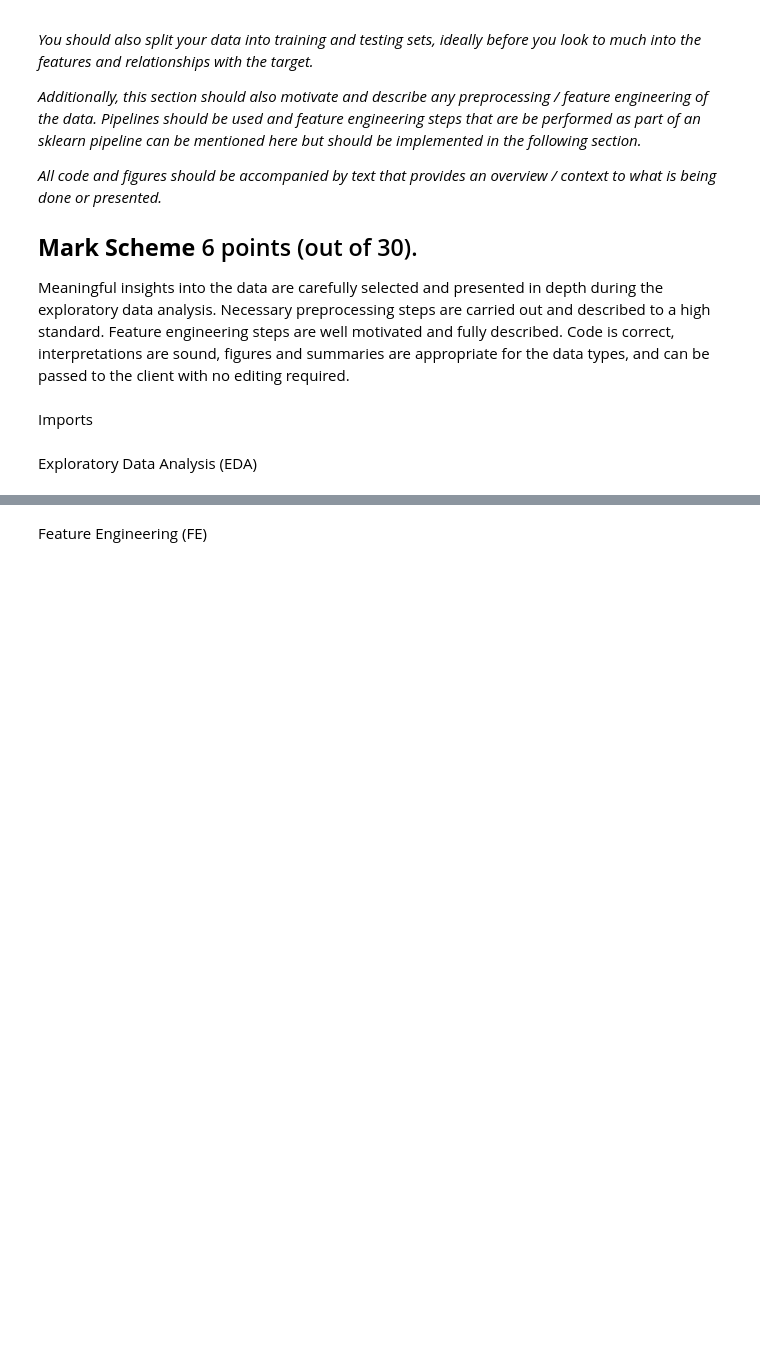
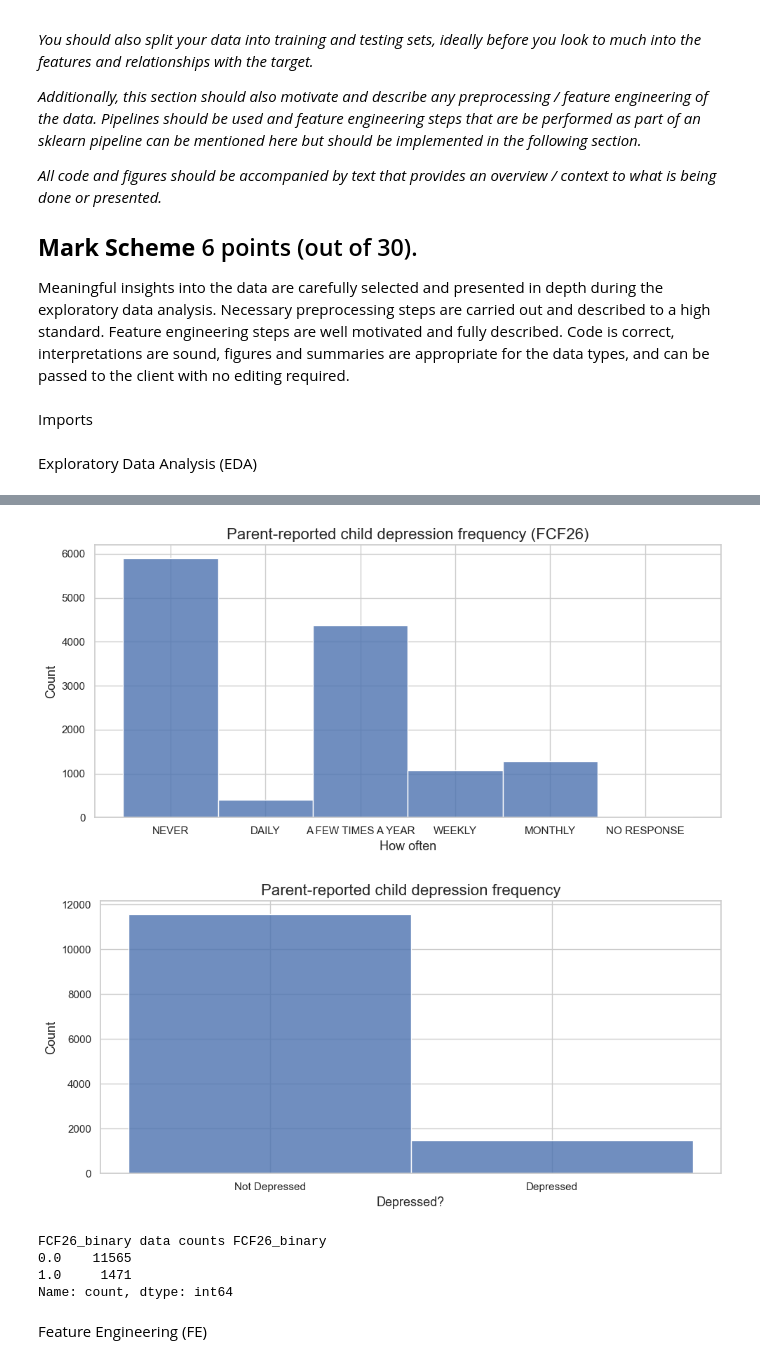
Before and after one commit to bendesousa/ML-Project, a Jupyter notebook: 1_eda_and_fe.ipynb, the cells around one changed output, grey strips where cells are left out. Cells and saved outputs as stored; diff of their text form; code cells hidden in the pictures; blank space fills up the shorter version.

Commit message:
rough EDA on target variable

```diff
--- a/1_eda_and_fe.ipynb
+++ b/1_eda_and_fe.ipynb
@@ -53,6 +53,7 @@ describe_data(unicef_df)
 # Plots all
 rows = 20
 columns = 4
+sns.set_theme(style="whitegrid")
 fig, axes = plt.subplots(rows, columns, figsize=(columns * 8, rows * 6))
 axes = axes.flatten()
 fig.suptitle(f"Plot of distributions of all {len(unicef_df.columns)} features", fontsize=8)
@@ -60,7 +61,7 @@ fig.suptitle(f"Plot of distributions of all {len(unicef_df.columns)} features",
 for i, col in enumerate(unicef_df.columns):
     if i > 78:
         break
-    sns.histplot(unicef_df[col], bins=100, ax=axes[i])
+    sns.histplot(unicef_df[col], bins=100, alpha=0.8, ax=axes[i])
     axes[i].set_title(f"Distribution of {col}")
     axes[i].tick_params(axis='x', rotation=45)
     plt.xlabel(col)
@@ -101,2 +138,41 @@ None
+# %%
+plot_histogram(
+    unicef_df,
+    feature="FCF26",
+    title="Parent-reported child depression frequency (FCF26)",
+    x_label="How often",
+    y_label="Count",
+    output_file_name="target_variable_raw.png",
+)
+
+# depression_map maps values in FCF26 to binary; where 0 = not depressed, and 1 = depressed.
+depression_map: dict[str: int] = {
+    "NEVER": 0,
+    "A FEW TIMES A YEAR": 0,
+    "MONTHLY": 0,
+    "WEEKLY": 1,
+    "DAILY": 1,
+}
+
+unicef_df["FCF26_binary"] = unicef_df["FCF26"].map(depression_map)
+plot_histogram(
+    unicef_df,
+    feature="FCF26_binary",
+    title="Parent-reported child depression frequency",
+    x_label="Depressed?",
+    y_label="Count",
+    output_file_name="target_variable_binary.png",
+    bins=2,
+    x_ticks = [0.25, 0.75],
+    x_tick_labels=["Not Depressed", "Depressed"],
+)
+print("FCF26_binary data counts", unicef_df["FCF26_binary"].value_counts())
+# %% [output]
+[figure, added]
+[figure, added]
+FCF26_binary data counts FCF26_binary
+0.0    11565
+1.0     1471
+Name: count, dtype: int64
 # %% [markdown]
 Feature Engineering (FE)
```
Also changed, not shown: parts of 4 cells of this notebook, 6 other files.
